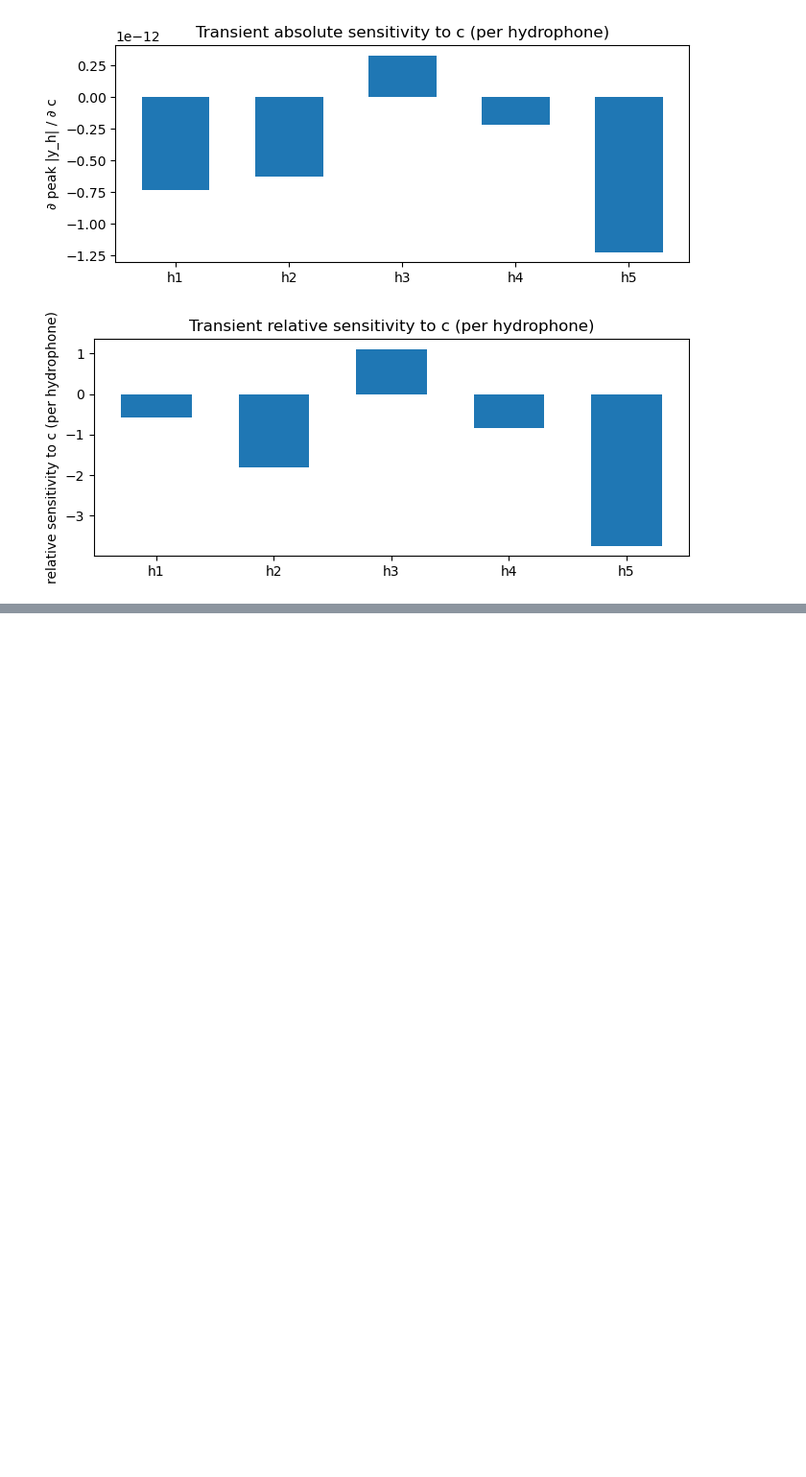
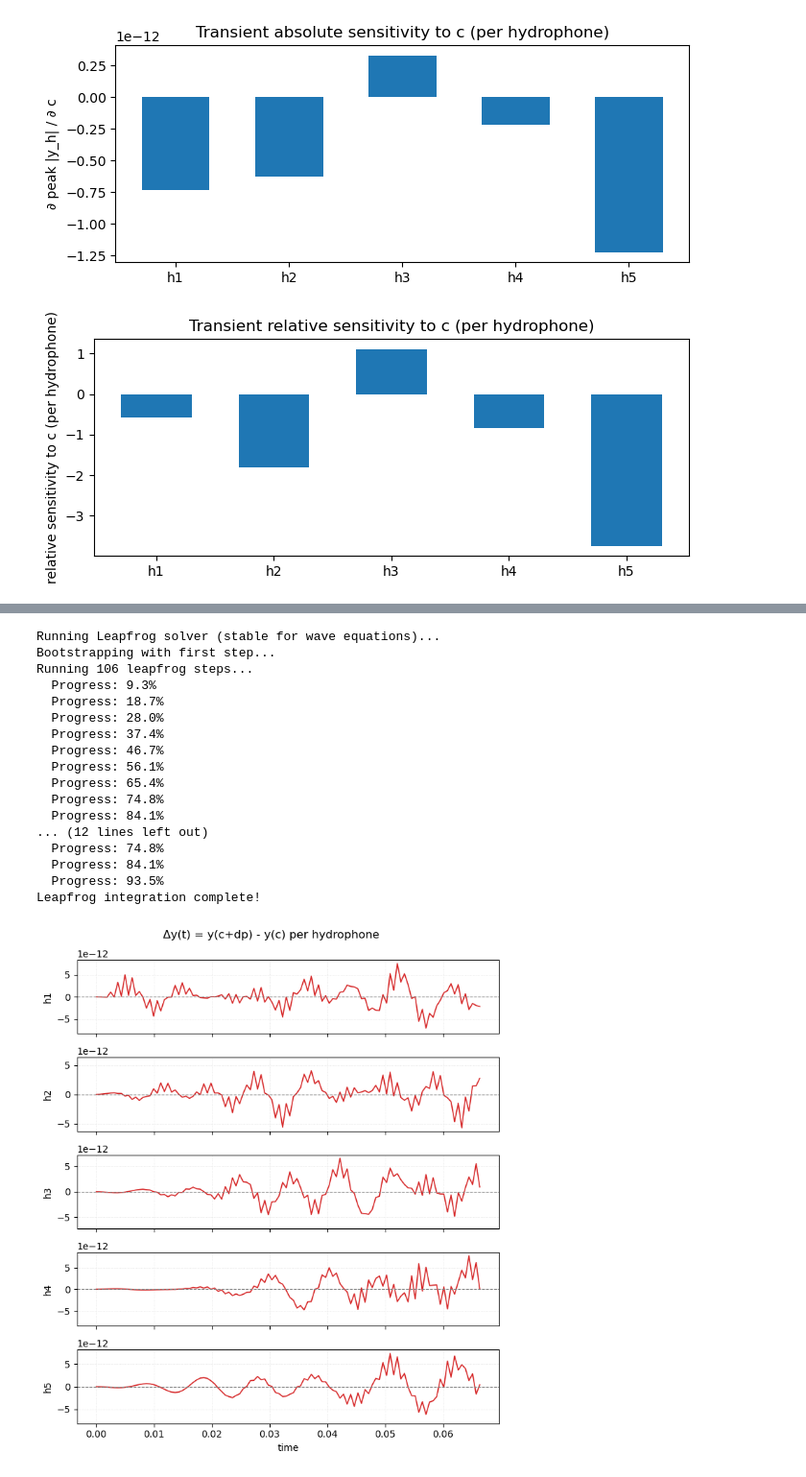
Before and after one commit to cwardlaw8/SonarSim, a Jupyter notebook: PM2_TaskD.ipynb, the cells around one changed output, grey strips where cells are left out. Shown at 96% size. Cells and saved outputs as stored; diff of their text form; code cells hidden in the pictures; blank space fills up the shorter version.

```diff
--- a/PM2_TaskD.ipynb
+++ b/PM2_TaskD.ipynb
@@ -632,0 +695,72 @@ Leapfrog integration complete!
+# %%
+# Difference plot: Δy(t) = y(c+dp) − y(c) per hydrophone
+import numpy as np
+import matplotlib.pyplot as plt
+import scipy.sparse as sp
+from simpleLeapFrog import LeapfrogSolver
+from eval_f_Sonar import eval_f_Sonar
+from eval_u_Sonar import eval_u_Sonar
+from eval_g_Sonar import eval_g_Sonar
+from getParam_Sonar import getParam_Sonar
+
+def simulate_outputs(p, num_iter, dt):
+    q, x_start, _, _, _ = getParam_Sonar(p['Nx'], p['Nz'], p['Lx'], p['Lz'], UseSparseMatrices=sp.issparse(p['A']))
+    q['A'] = p['A']; q['B'] = p['B']; q['alpha'] = p['alpha']; q['c'] = p['c']
+    X, t = LeapfrogSolver(eval_f_Sonar, x_start, q, eval_u_Sonar, num_iter, dt, visualize=False)
+    H = p['hydrophones']['n_phones']
+    Y = np.zeros((H, len(t)))
+    for i in range(len(t)):
+        y = eval_g_Sonar(X[:, i], q).flatten()
+        Y[:, i] = y
+    return t, Y
+
+dp = max(1e-6, 1e-3 * p['c'])
+t0, Y0 = simulate_outputs(p, num_iter, dt)
+p_pert = rebuild_params_like(p, c=p['c'] + dp)
+t1, Y1 = simulate_outputs(p_pert, num_iter, dt)
+
+# Ensure same time grid; if not, interpolate perturbed to baseline grid
+if len(t1) != len(t0) or np.max(np.abs(t1 - t0)) > 1e-12:
+    from scipy.interpolate import interp1d
+    Y1i = np.zeros_like(Y0)
+    for h in range(Y0.shape[0]):
+        f = interp1d(t1, Y1[h], kind='linear', bounds_error=False, fill_value=0.0)
+        Y1i[h] = f(t0)
+    Y1 = Y1i
+
+dY = Y1 - Y0
+H = dY.shape[0]
+
+fig, axes = plt.subplots(H, 1, figsize=(7, 1.6*H), sharex=True)
+if H == 1:
+    axes = [axes]
+for h, ax in enumerate(axes):
+    ax.plot(t0, dY[h], color='C3', lw=1.2)
+    # symmetric y-limits for clarity
+    m = np.max(np.abs(dY[h])) + 1e-16
+    ax.set_ylim(-1.1*m, 1.1*m)
+    ax.axhline(0.0, color='0.5', lw=0.8, linestyle='--')
+    ax.set_ylabel(f'h{h+1}')
+    ax.grid(True, linestyle=':', linewidth=0.5, color='0.85')
+axes[-1].set_xlabel('time')
+plt.suptitle('Δy(t) = y(c+dp) - y(c) per hydrophone')
+plt.tight_layout(); plt.show()
+# %% [output]
+Running Leapfrog solver (stable for wave equations)...
+Bootstrapping with first step...
+Running 106 leapfrog steps...
+  Progress: 9.3%
+  Progress: 18.7%
+  Progress: 28.0%
+  Progress: 37.4%
+  Progress: 46.7%
+  Progress: 56.1%
+  Progress: 65.4%
+  Progress: 74.8%
+  Progress: 84.1%
+... (12 lines left out)
+  Progress: 74.8%
+  Progress: 84.1%
+  Progress: 93.5%
+Leapfrog integration complete!
+[figure, added]
```
Also changed, not shown: parts of 7 cells of this notebook.
